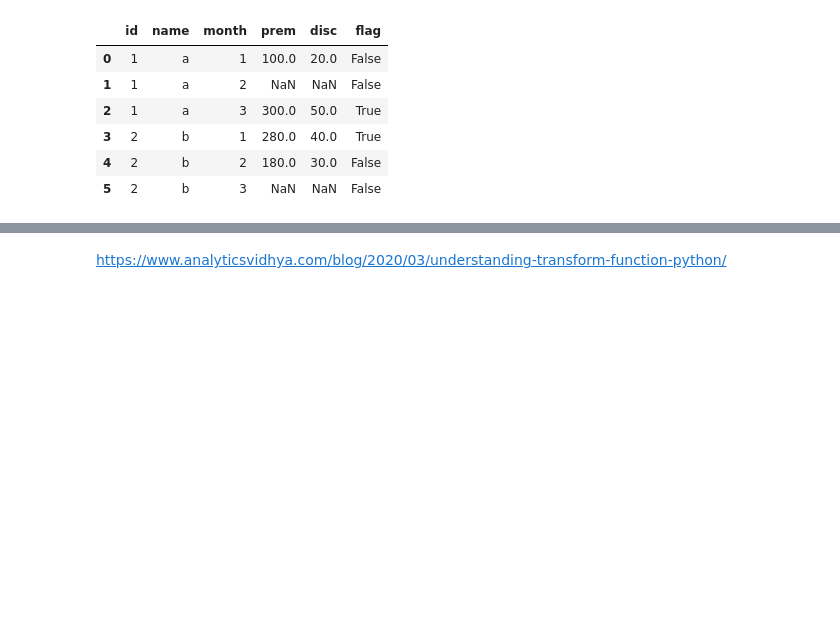
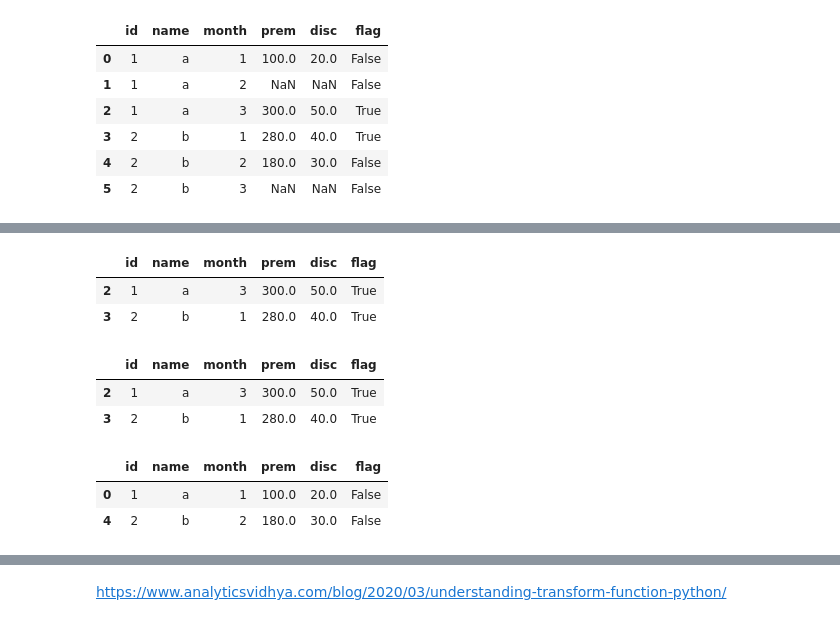
Before and after one commit to AbhishekKumar-0311/Machine-Learning-with-Python, a Jupyter notebook: Pandas/Learning_Pandas_Part_4_GroupBy.ipynb, the cells around one changed output, grey strips where cells are left out. Drawn from its saved outputs; the diff is of its cells as text; code cells hidden in the pictures; blank space fills up the shorter version.

```diff
--- a/Pandas/Learning_Pandas_Part_4_GroupBy.ipynb
+++ b/Pandas/Learning_Pandas_Part_4_GroupBy.ipynb
@@ -718,0 +765,24 @@ df_long
+# %%
+# Simple scenario
+# This is handled using SORT_VALUES() and HEAD()
+
+df_long.sort_values(['id','prem'], ascending=[True, False], inplace = True)
+df_long.groupby('id').head(1)
+# %% [output]
+|  | id | name | month | prem | disc | flag |
+| 2 | 1 | a | 3 | 300.0 | 50.0 | True |
+| 3 | 2 | b | 1 | 280.0 | 40.0 | True |
+# %%
+df_long[df_long.groupby('id')['prem'].transform(lambda x : x == x.max())]
+# %% [output]
+|  | id | name | month | prem | disc | flag |
+| 2 | 1 | a | 3 | 300.0 | 50.0 | True |
+| 3 | 2 | b | 1 | 280.0 | 40.0 | True |
+# %%
+# Complex scenario
+
+df_long[df_long.groupby('id')['prem'].transform(lambda x : x <= x.mean())]
+# %% [output]
+|  | id | name | month | prem | disc | flag |
+| 0 | 1 | a | 1 | 100.0 | 20.0 | False |
+| 4 | 2 | b | 2 | 180.0 | 30.0 | False |
```
Also changed, not shown: parts of 54 cells of this notebook, 10 other files.
